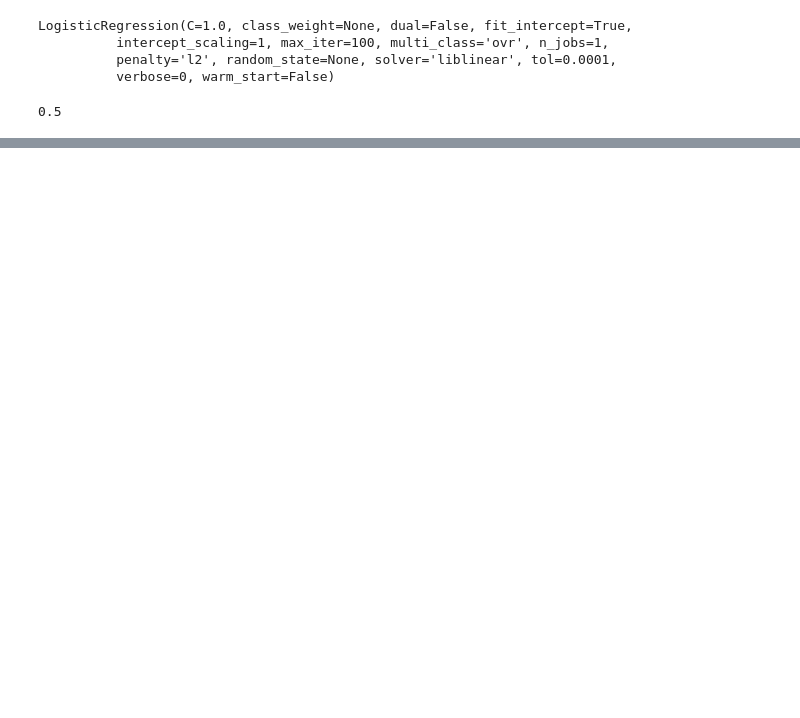
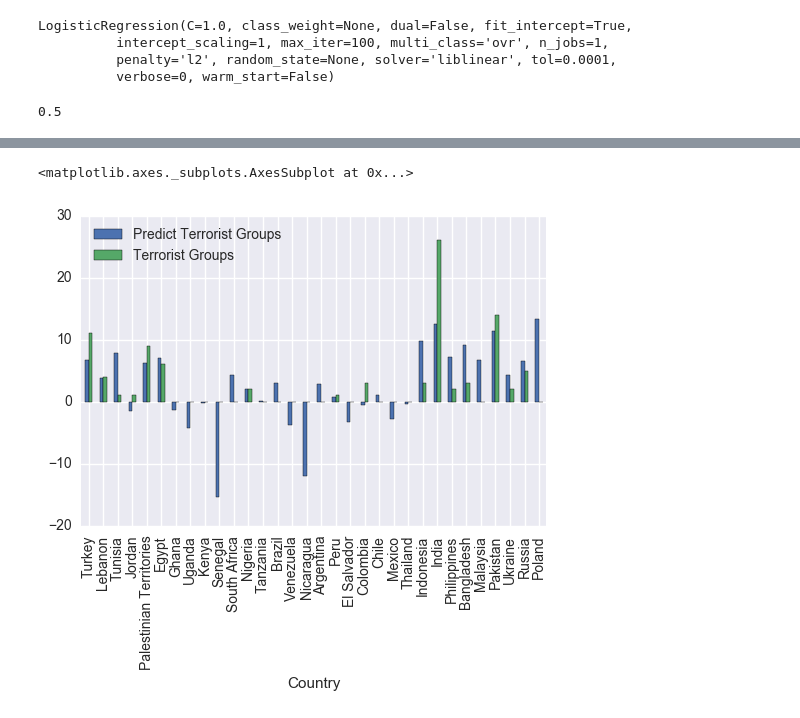
Before and after one commit to altheasmith/ds-homework, a Jupyter notebook: final-project/FinalProject.ipynb, the cells around one changed output, grey strips where cells are left out. Saved outputs shown, nothing was run; the diff lists cells and outputs as text; code cells hidden in the pictures; blank space fills up the shorter version.

```diff
--- a/final-project/FinalProject.ipynb
+++ b/final-project/FinalProject.ipynb
@@ -257,0 +311,5 @@ array([[ -2.31140791e-02,  -5.24984294e-02,   1.59286974e-01,
+# %%
+df_predict[['Predict Terrorist Groups', 'Terrorist Groups']].plot.bar()
+# %% [output]
+<matplotlib.axes._subplots.AxesSubplot at 0x...>
+[figure, added]
```
Also changed, not shown: parts of 12 cells of this notebook.
